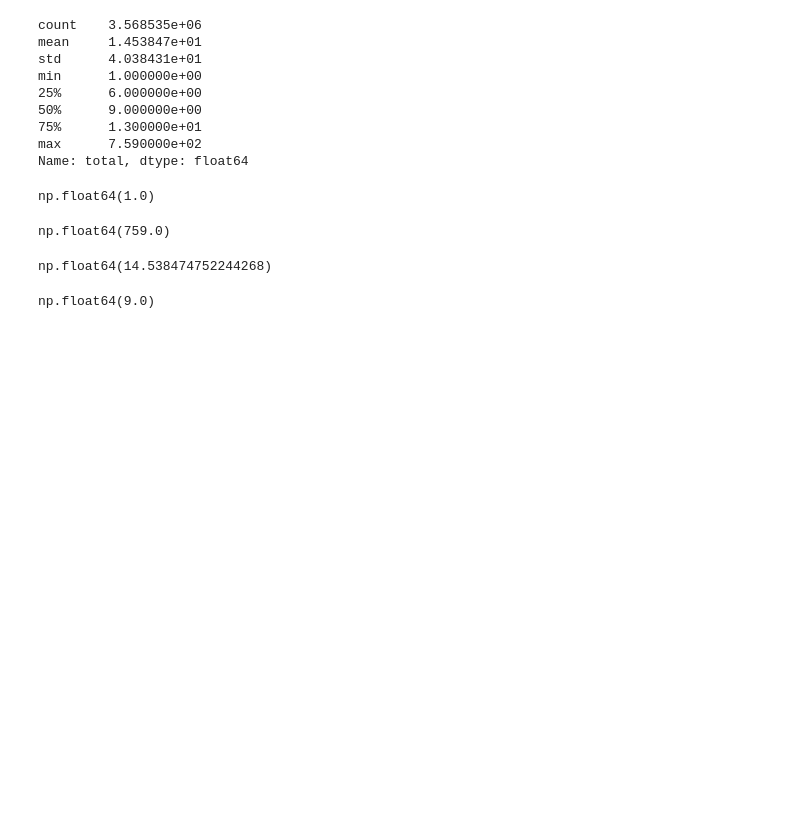
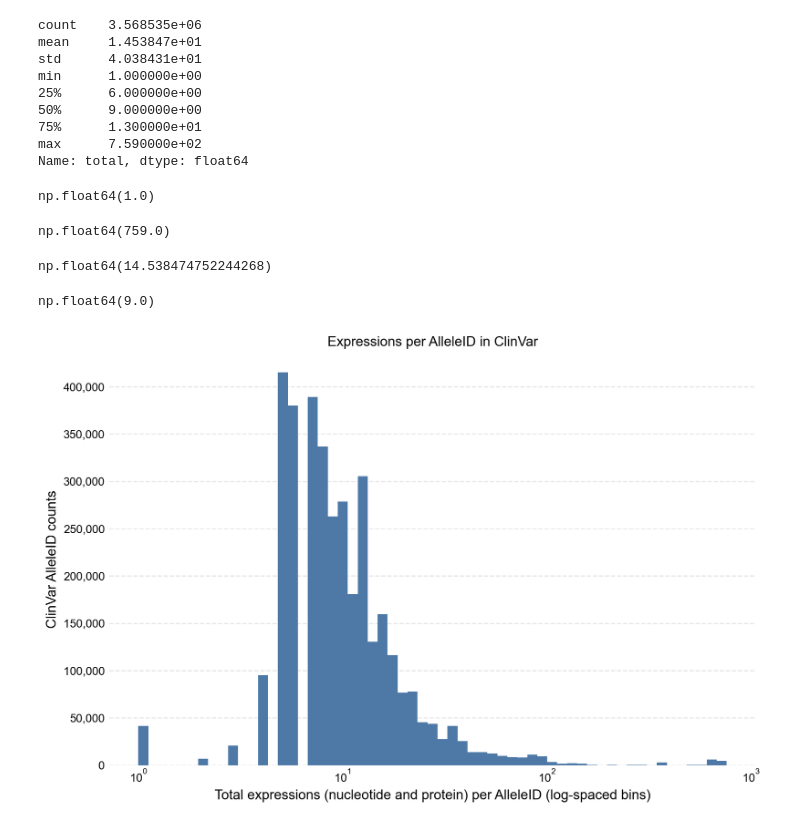
Before and after one commit to ga4gh/2025-catvar-call-to-action, a Jupyter notebook: analyses/clinvar/expressions-per-allele.ipynb, the cells around one changed output. Cells and saved outputs as stored; diff of their text form; code cells hidden in the pictures; blank space fills up the shorter version.

Commit message:
Finished ClinVar figure

```diff
--- a/analyses/clinvar/expressions-per-allele.ipynb
+++ b/analyses/clinvar/expressions-per-allele.ipynb
@@ -2,6 +2,13 @@
 import matplotlib.pyplot as plt
 import numpy as np
 import pandas as pd
+
+from matplotlib import ticker
+
+%matplotlib inline
+%config InlineBackend.figure_format = 'retina'
+
+plt.rcParams["font.family"] = "arial"
 
 def normalize_rgb(dictionary):
     for color in dictionary.keys():
@@ -206,3 +189,38 @@ np.float64(14.538474752244268)
 description.loc['50%']
 # %% [output]
 np.float64(9.0)
+# %%
+filename = f"clinvar-expressions-per-{groupby_column}"
+save_figures = True
+
+x = data.to_numpy()
+xmin = max(1, x.min())
+xmax = x.max()
+bins = np.logspace(np.log10(xmin), np.log10(xmax), 60)
+
+fig, ax = plt.subplots(figsize=(9, 6))
+ax.hist(x, bins=bins, zorder=2, color=tableau10['blue'])
+
+ax.set_xscale('log')
+ax.set_xlabel(f'Total expressions (nucleotide and protein) per {groupby_column} (log-spaced bins)', fontsize=12)
+ax.set_ylabel(f'ClinVar {groupby_column} counts', fontsize=12)
+ax.set_title(f"Expressions per {groupby_column} in ClinVar", fontsize=12)
+ax.tick_params(axis='both', which='both', length=0)
+
+ax.yaxis.set_major_formatter(ticker.StrMethodFormatter('{x:,.0f}'))
+ax.yaxis.set_major_locator(ticker.MaxNLocator(integer=True))
+
+ax.set_axisbelow(True)
+ax.grid(True, which='both', axis='y', alpha=0.3, linestyle='--', linewidth=1)
+
+remove_spines(ax)
+plt.tight_layout()
+
+if save_figures:
+    for suffix in ['png', 'svg']:
+        outname = f'{filename}.{suffix}'
+        plt.savefig(outname, format=suffix, bbox_inches='tight', dpi=300)
+
+plt.show()
+# %% [output]
+[figure, added]
```
Also changed, not shown: parts of 2 cells of this notebook, 3 other files.
